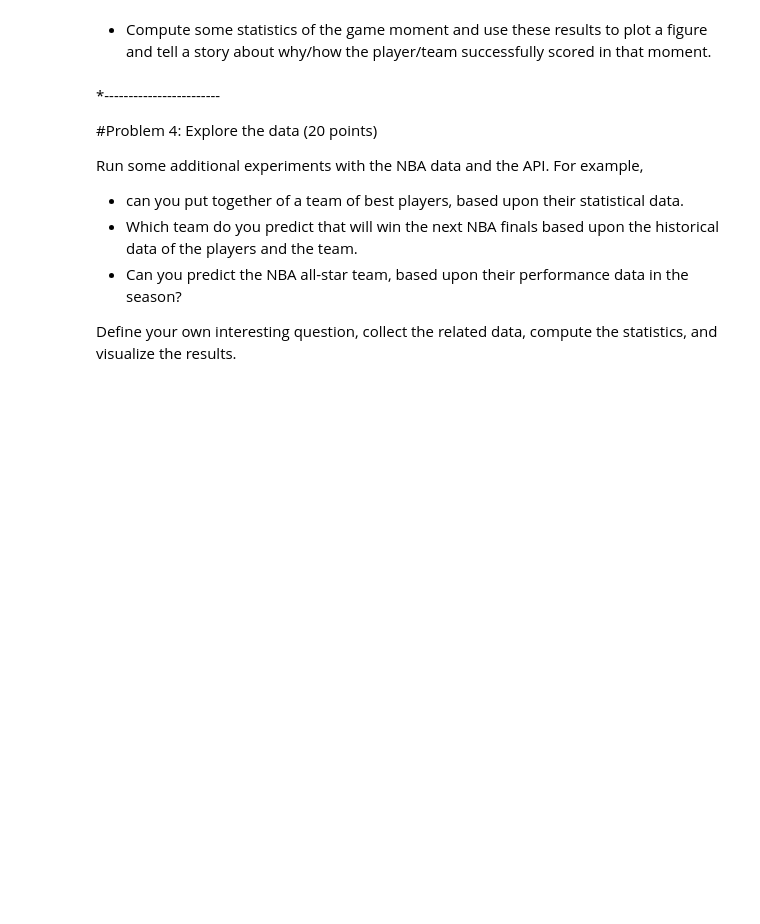
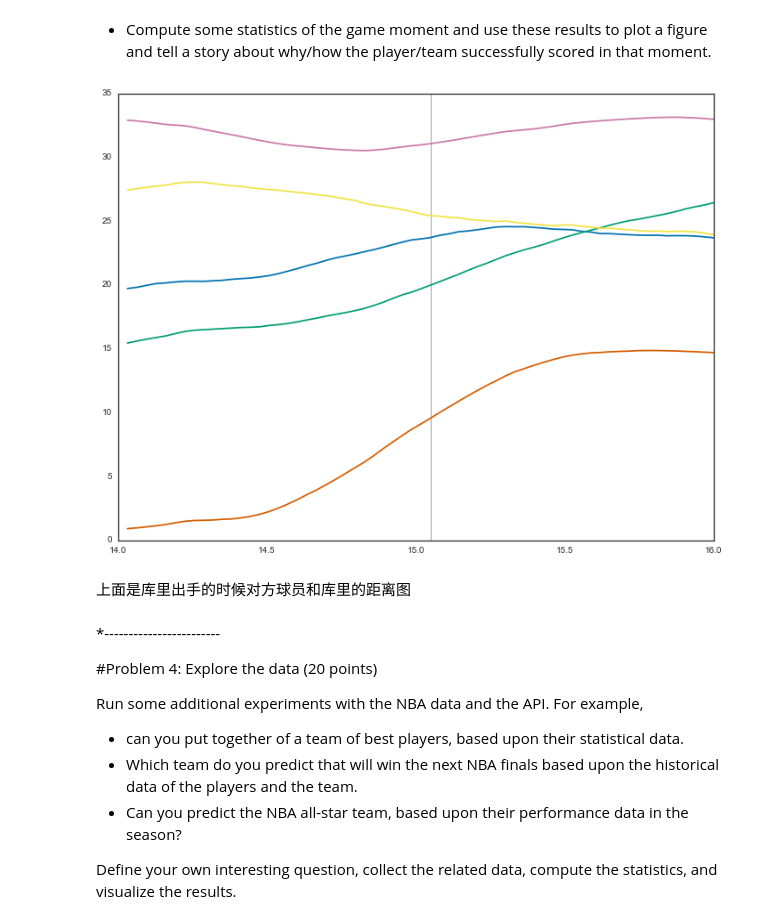
Before and after one commit to beflew/DS501_Case2, a Jupyter notebook: Case Study 2.ipynb, the cells around one changed output. Drawn from its saved outputs; the diff is of its cells as text; code cells hidden in the pictures; blank space fills up the shorter version.

```diff
--- a/Case Study 2.ipynb
+++ b/Case Study 2.ipynb
@@ -374,3 +370,20 @@ plt.show()
+# %%
+#-------------------------------
+# Your code goes here.
+# Add as many cells as you need
+#-------------------------------
+group = shot[shot.team_id==1610612763].groupby("player_id")[["x_loc", "y_loc"]]
+curry_shot_dist = group.apply(player_dist, player_b=(shotCurry[["x_loc","y_loc"]]))
+colors = sns.color_palette('colorblind', 5)
+plt.figure(figsize=(12,9))
+for i,t in enumerate(curry_shot_dist):
+    plt.plot(shotClock, t, color=colors[i])
+plt.vlines(15.05, 0, 35, color='gray', lw=0.7)
+plt.show()
+# %% [output]
+[figure, added]
+# %% [markdown]
+上面是库里出手的时候对方球员和库里的距离图
 # %% [markdown]
 *------------------------
 
```
Also changed, not shown: parts of 2 cells of this notebook.
